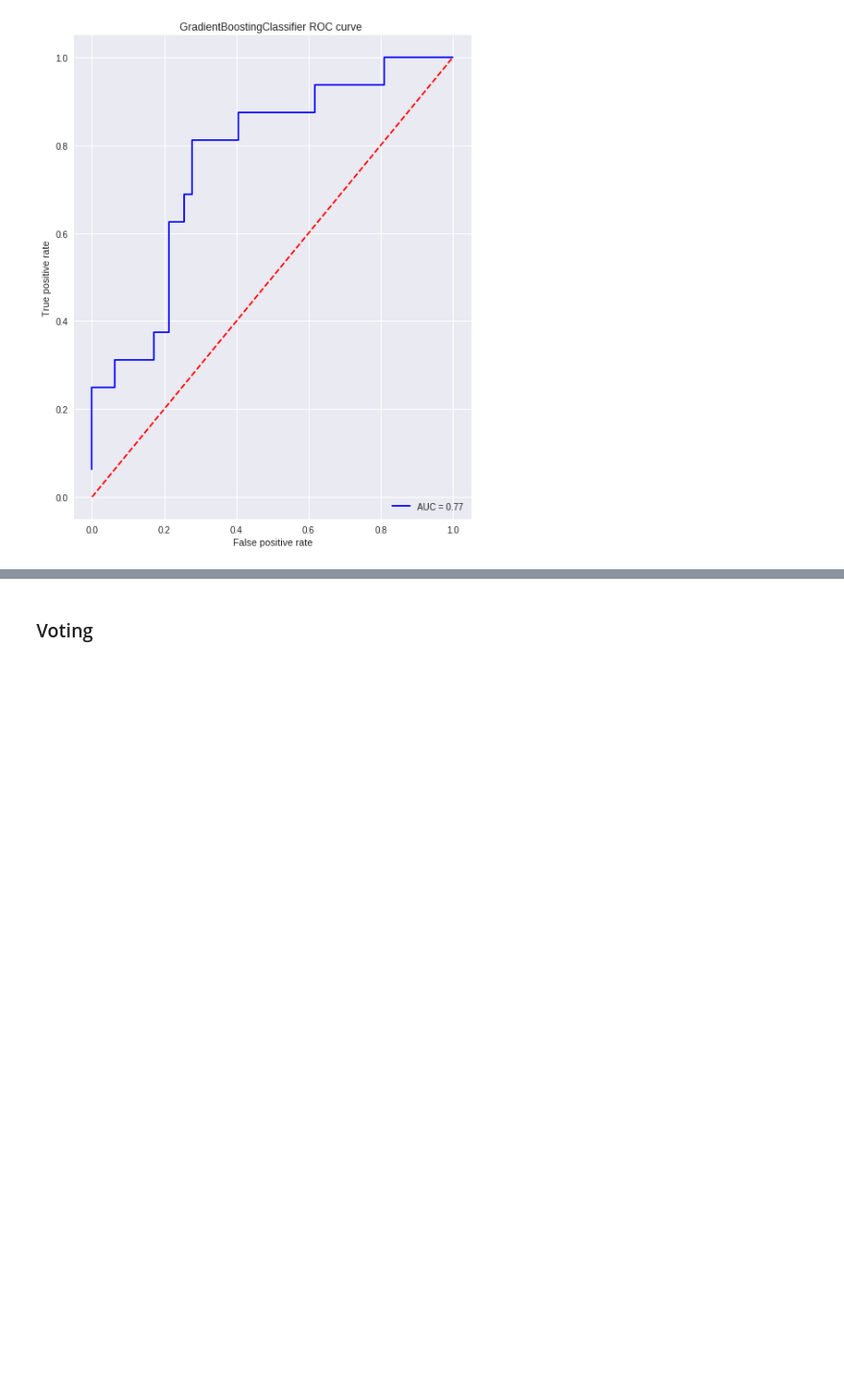
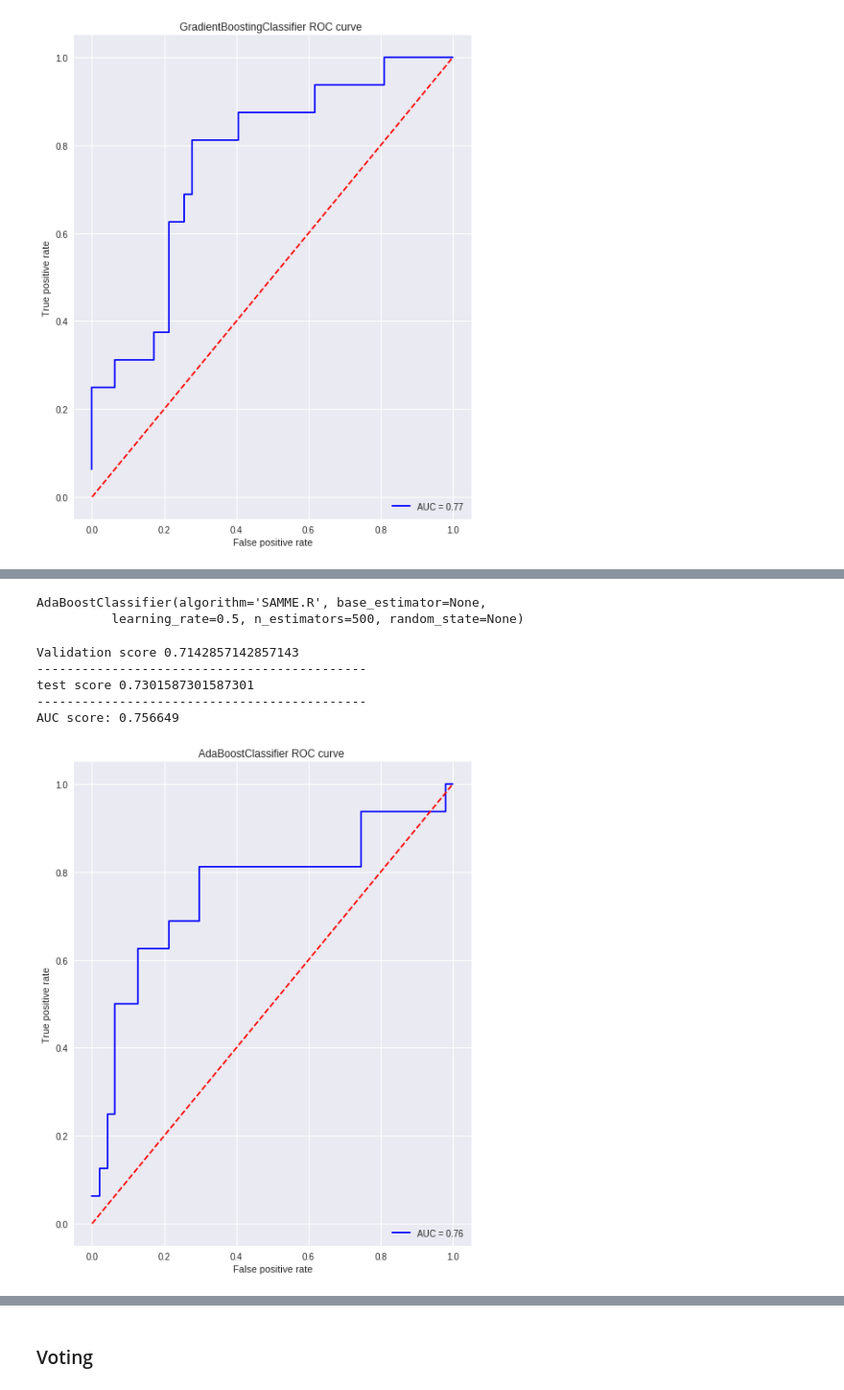
Before and after one commit to BYSD/Early-stage-breast-cancer-project, a Jupyter notebook: project.ipynb, the cells around one changed output, grey strips where cells are left out. Shown at 96% size. Saved outputs shown, nothing was run; the diff lists cells and outputs as text; code cells hidden in the pictures; blank space fills up the shorter version.

```diff
--- a/project.ipynb
+++ b/project.ipynb
@@ -373,0 +597,19 @@ AUC score: 0.767287
+# %%
+adaboost = AdaBoostClassifier(learning_rate=0.5, n_estimators=500)
+adaboost.fit(Xtrain, Ytrain)
+# %% [output]
+AdaBoostClassifier(algorithm='SAMME.R', base_estimator=None,
+          learning_rate=0.5, n_estimators=500, random_state=None)
+# %%
+print("Validation score",adaboost.score(Xval,Yval))
+print("--------------------------------------------")
+print("test score",adaboost.score(Xtest,Ytest))
+print("--------------------------------------------")
+threshold = plot_roc(adaboost, Xtest, Ytest)
+# %% [output]
+Validation score 0.7142857142857143
+--------------------------------------------
+test score 0.7301587301587301
+--------------------------------------------
+AUC score: 0.756649
+[figure, added]
```
Also changed, not shown: parts of 24 cells of this notebook.
